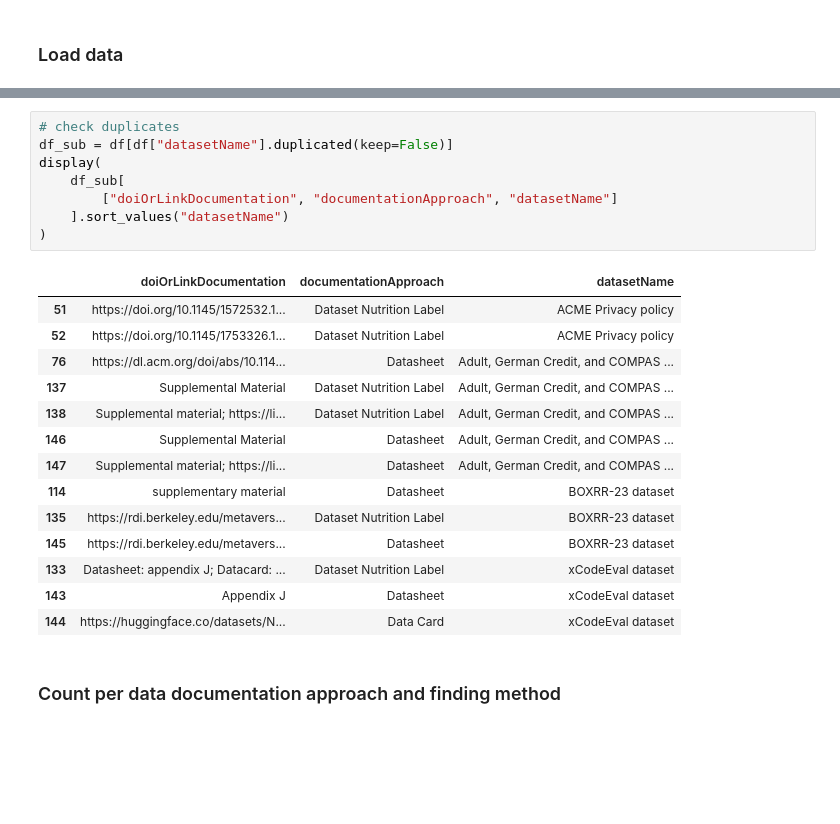
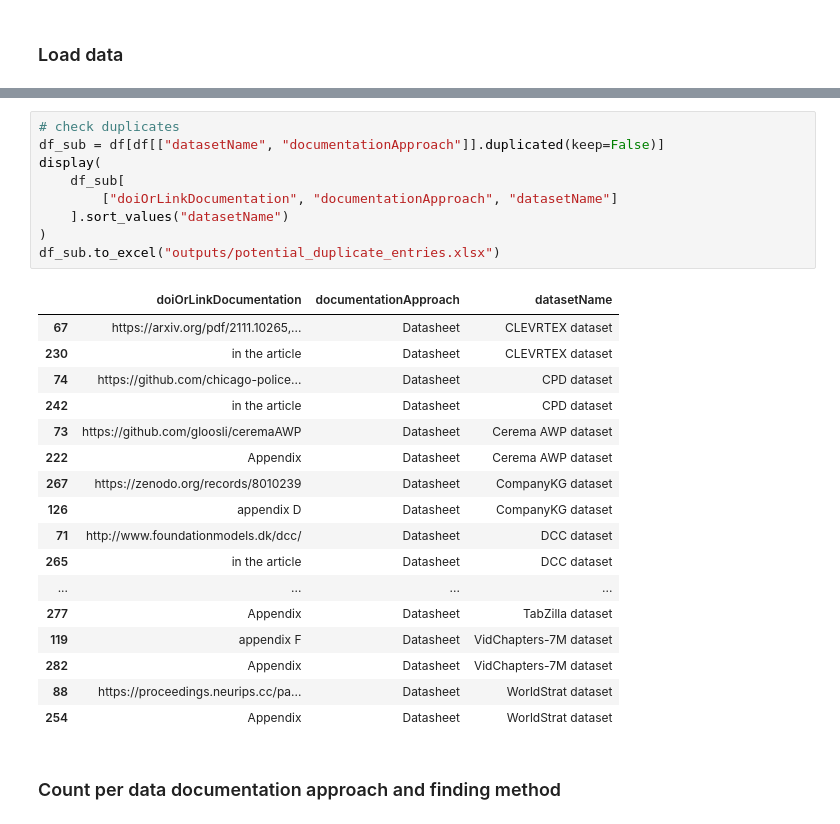
Before and after one commit to AI-READI/dataset-documentation-paper-code, a Jupyter notebook: real-world-usage.ipynb, the cells around one changed output, grey strips where cells are left out. Cells and saved outputs as stored; diff of their text form; blank space fills up the shorter version.

```diff
--- a/real-world-usage.ipynb
+++ b/real-world-usage.ipynb
@@ -168,26 +178,30 @@ We found 203 dataset documentations for 194 datasets
 # %%
 # check duplicates
-df_sub = df[df["datasetName"].duplicated(keep=False)]
+df_sub = df[df[["datasetName", "documentationApproach"]].duplicated(keep=False)]
 display(
     df_sub[
         ["doiOrLinkDocumentation", "documentationApproach", "datasetName"]
     ].sort_values("datasetName")
 )
+df_sub.to_excel("outputs/potential_duplicate_entries.xlsx")
 # %% [output]
 |  | doiOrLinkDocumentation | documentationApproach | datasetName |
-| 51 | https://doi.org/10.1145/1572532.1... | Dataset Nutrition Label | ACME Privacy policy |
-| 52 | https://doi.org/10.1145/1753326.1... | Dataset Nutrition Label | ACME Privacy policy |
-| 76 | https://dl.acm.org/doi/abs/10.114... | Datasheet | Adult, German Credit, and COMPAS ... |
-| 137 | Supplemental Material | Dataset Nutrition Label | Adult, German Credit, and COMPAS ... |
-| 138 | Supplemental material; https://li... | Dataset Nutrition Label | Adult, German Credit, and COMPAS ... |
-| 146 | Supplemental Material | Datasheet | Adult, German Credit, and COMPAS ... |
-| 147 | Supplemental material; https://li... | Datasheet | Adult, German Credit, and COMPAS ... |
-| 114 | supplementary material | Datasheet | BOXRR-23 dataset |
-| 135 | https://rdi.berkeley.edu/metavers... | Dataset Nutrition Label | BOXRR-23 dataset |
-| 145 | https://rdi.berkeley.edu/metavers... | Datasheet | BOXRR-23 dataset |
-| 133 | Datasheet: appendix J; Datacard: ... | Dataset Nutrition Label | xCodeEval dataset |
-| 143 | Appendix J | Datasheet | xCodeEval dataset |
-| 144 | https://huggingface.co/datasets/N... | Data Card | xCodeEval dataset |
+| 67 | https://arxiv.org/pdf/2111.10265,... | Datasheet | CLEVRTEX dataset |
+| 230 | in the article | Datasheet | CLEVRTEX dataset |
+| 74 | https://github.com/chicago-police... | Datasheet | CPD dataset |
+| 242 | in the article | Datasheet | CPD dataset |
+| 73 | https://github.com/gloosli/ceremaAWP | Datasheet | Cerema AWP dataset |
+| 222 | Appendix | Datasheet | Cerema AWP dataset |
+| 267 | https://zenodo.org/records/8010239 | Datasheet | CompanyKG dataset |
+| 126 | appendix D | Datasheet | CompanyKG dataset |
+| 71 | http://www.foundationmodels.dk/dcc/ | Datasheet | DCC dataset |
+| 265 | in the article | Datasheet | DCC dataset |
+| ... | ... | ... | ... |
+| 277 | Appendix | Datasheet | TabZilla dataset |
+| 119 | appendix F | Datasheet | VidChapters-7M dataset |
+| 282 | Appendix | Datasheet | VidChapters-7M dataset |
+| 88 | https://proceedings.neurips.cc/pa... | Datasheet | WorldStrat dataset |
+| 254 | Appendix | Datasheet | WorldStrat dataset |
 # %% [markdown]
 ### Count per data documentation approach and finding method
 # %%
```
Also changed, not shown: parts of 4 cells of this notebook, 14 other files.
